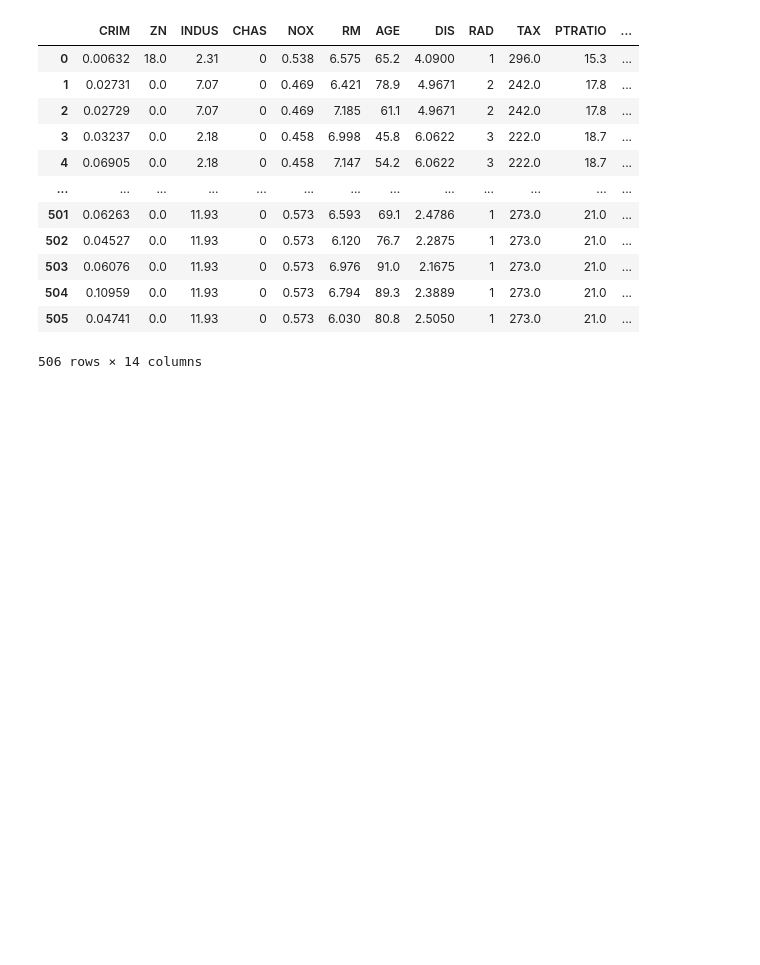
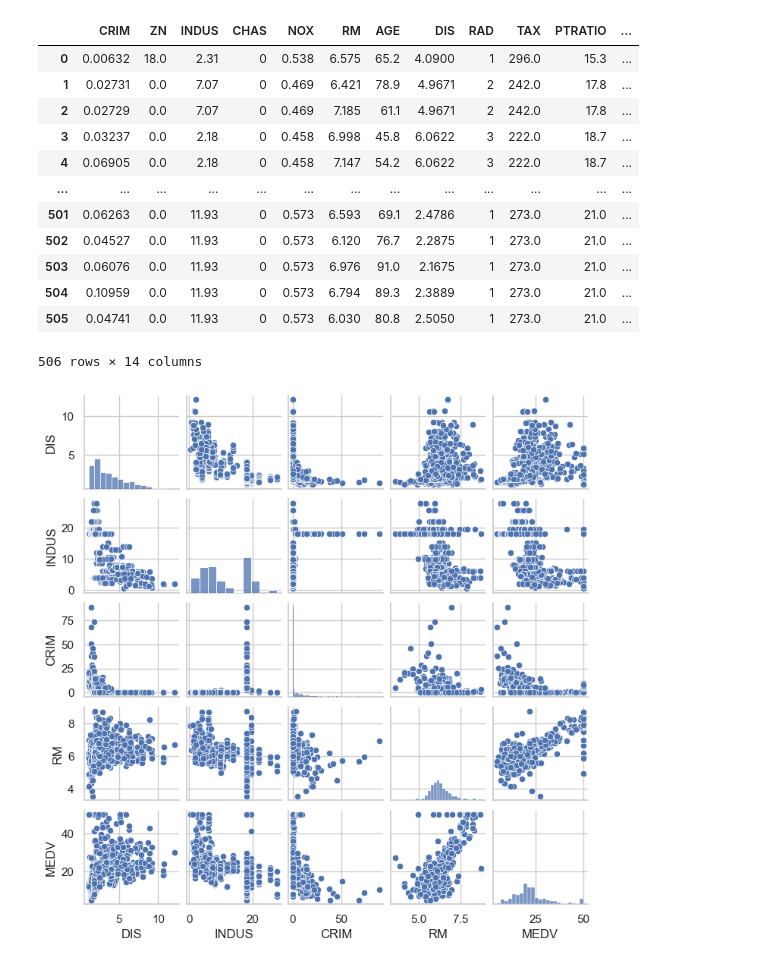
Before and after one commit to GerardoMayel/regresiones, a Jupyter notebook: regresion_lineal.ipynb, the cells around one changed output. Cells and saved outputs as stored; diff of their text form; code cells hidden in the pictures; blank space fills up the shorter version.

```diff
--- a/regresion_lineal.ipynb
+++ b/regresion_lineal.ipynb
@@ -43,4 +43,7 @@ import matplotlib.pyplot as plt
 # %%
 sns.set(style='whitegrid', context='notebook')
 cols = ['DIS', 'INDUS', 'CRIM', 'RM', 'MEDV']
-sns.pairplot(df[cols], )
+sns.pairplot(df[cols], height=1.5)
+plt.show()
+# %% [output]
+[figure, added]
```
Also changed, not shown: parts of 11 cells of this notebook.
